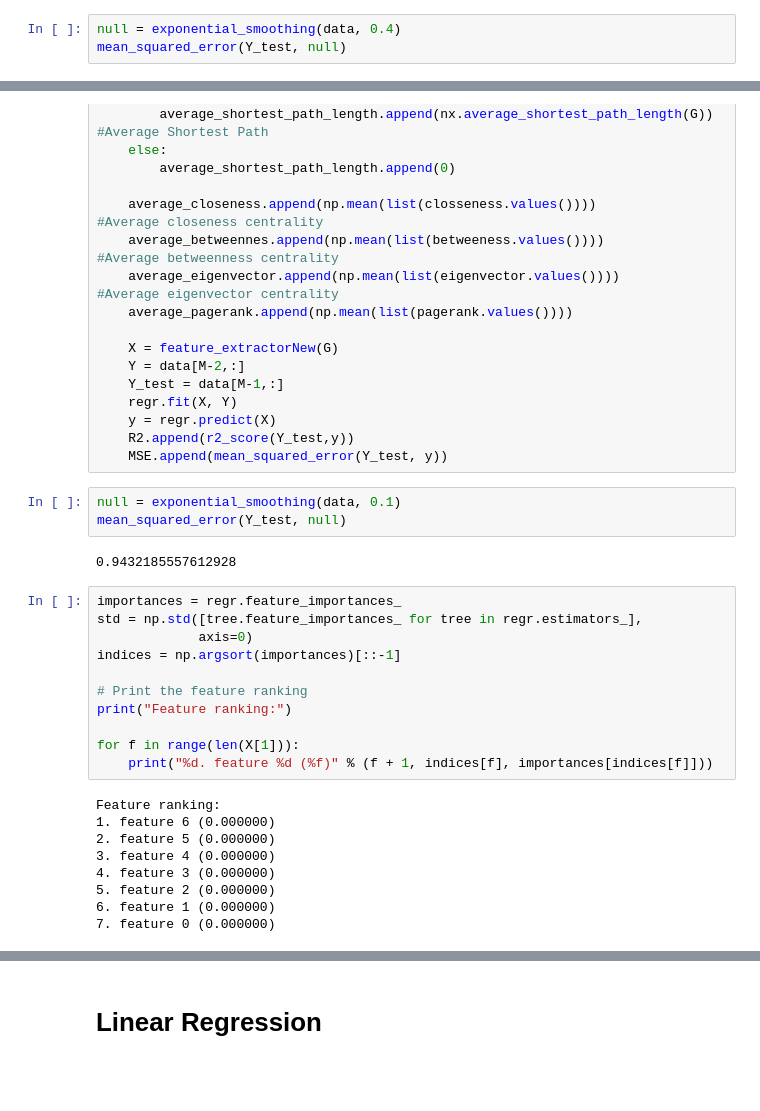
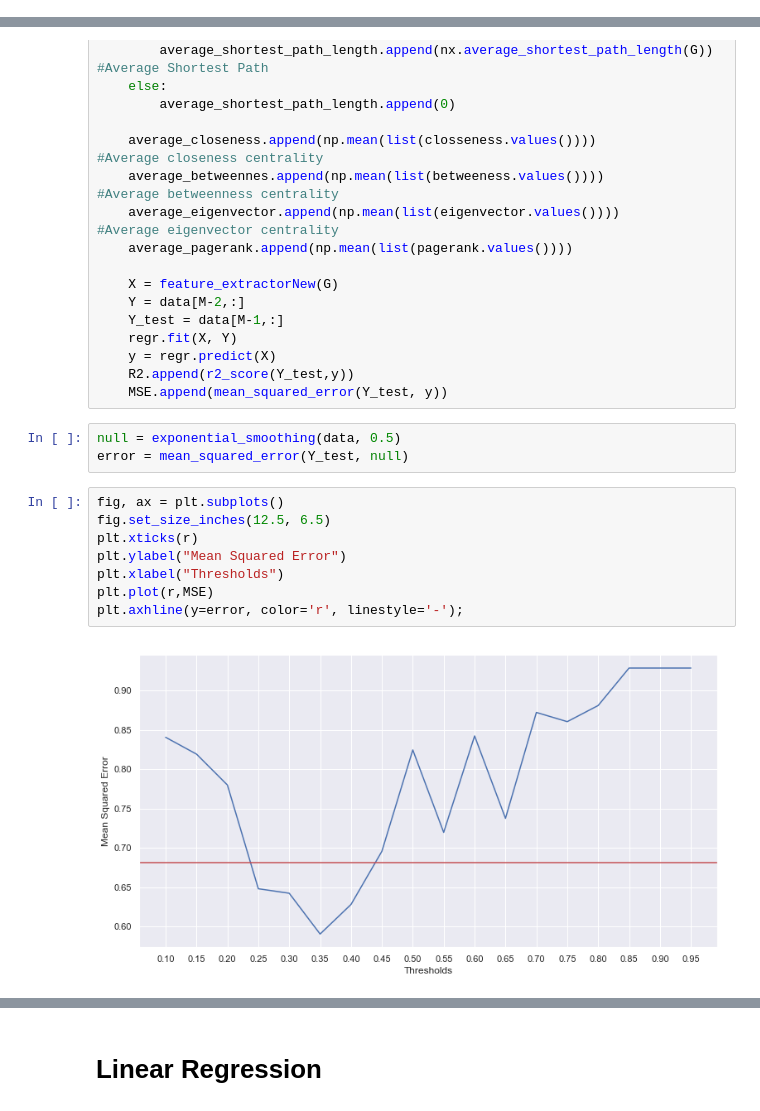
Before and after one commit to alchemist5617/Climate-Network, a Jupyter notebook: Network Predictive Power.ipynb, the cells around one changed output, grey strips where cells are left out. Drawn from its saved outputs; the diff is of its cells as text; blank space fills up the shorter version.

```diff
--- a/Network Predictive Power.ipynb
+++ b/Network Predictive Power.ipynb
@@ -337,3 +209,0 @@ for i in range(len(r)):
-# %%
-null = exponential_smoothing(data, 0.4)
-mean_squared_error(Y_test, null)
@@ -443,30 +384,18 @@ for i in range(len(r)):
     R2.append(r2_score(Y_test,y))
     MSE.append(mean_squared_error(Y_test, y))
 # %%
-null = exponential_smoothing(data, 0.1)
-mean_squared_error(Y_test, null)
+null = exponential_smoothing(data, 0.5)
+error = mean_squared_error(Y_test, null)
-# %% [output]
-0.9432185557612928
-# %%
-importances = regr.feature_importances_
-std = np.std([tree.feature_importances_ for tree in regr.estimators_],
-             axis=0)
-indices = np.argsort(importances)[::-1]
-
-# Print the feature ranking
-print("Feature ranking:")
-
-for f in range(len(X[1])):
-    print("%d. feature %d (%f)" % (f + 1, indices[f], importances[indices[f]]))
-# %% [output]
-Feature ranking:
-1. feature 6 (0.000000)
-2. feature 5 (0.000000)
-3. feature 4 (0.000000)
-4. feature 3 (0.000000)
-5. feature 2 (0.000000)
-6. feature 1 (0.000000)
-7. feature 0 (0.000000)
+# %%
+fig, ax = plt.subplots()
+fig.set_size_inches(12.5, 6.5)
+plt.xticks(r)
+plt.ylabel("Mean Squared Error")
+plt.xlabel("Thresholds")
+plt.plot(r,MSE)
+plt.axhline(y=error, color='r', linestyle='-');
+# %% [output]
+[figure, added]
 # %%
 fig, ax = plt.subplots()
 fig.set_size_inches(12.5, 6.5)
```
Also changed, not shown: parts of 43 cells of this notebook.
